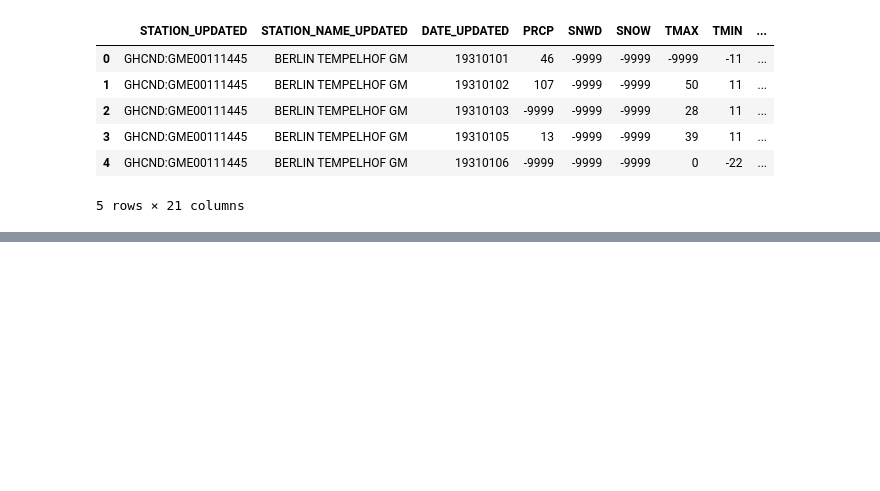
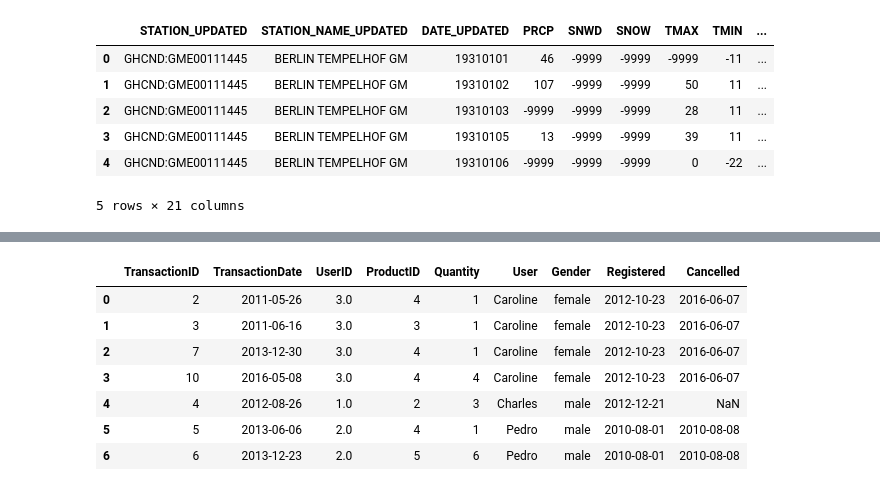
Before and after one commit to tedlasuresh/ML, a Jupyter notebook: Pandas/Pandas_Practice/Pandas_Practice.ipynb, the cells around one changed output, grey strips where cells are left out. Saved outputs shown, nothing was run; the diff lists cells and outputs as text; code cells hidden in the pictures; blank space fills up the shorter version.

```diff
--- a/Pandas/Pandas_Practice/Pandas_Practice.ipynb
+++ b/Pandas/Pandas_Practice/Pandas_Practice.ipynb
@@ -822,0 +957,12 @@ array[::-1]
+# %%
+# Join users to transactions, keeping only rows from transactions and users that match via UserID (inner join)
+pd.merge(df4,df,how='inner',on='UserID')
+# %% [output]
+|  | TransactionID | TransactionDate | UserID | ProductID | Quantity | User | Gender | Registered | Cancelled |
+| 0 | 2 | 2011-05-26 | 3.0 | 4 | 1 | Caroline | female | 2012-10-23 | 2016-06-07 |
+| 1 | 3 | 2011-06-16 | 3.0 | 3 | 1 | Caroline | female | 2012-10-23 | 2016-06-07 |
+| 2 | 7 | 2013-12-30 | 3.0 | 4 | 1 | Caroline | female | 2012-10-23 | 2016-06-07 |
+| 3 | 10 | 2016-05-08 | 3.0 | 4 | 4 | Caroline | female | 2012-10-23 | 2016-06-07 |
+| 4 | 4 | 2012-08-26 | 1.0 | 2 | 3 | Charles | male | 2012-12-21 | NaN |
+| 5 | 5 | 2013-06-06 | 2.0 | 4 | 1 | Pedro | male | 2010-08-01 | 2010-08-08 |
+| 6 | 6 | 2013-12-23 | 2.0 | 5 | 6 | Pedro | male | 2010-08-01 | 2010-08-08 |
```
Also changed, not shown: parts of 42 cells of this notebook, 1 other file.
